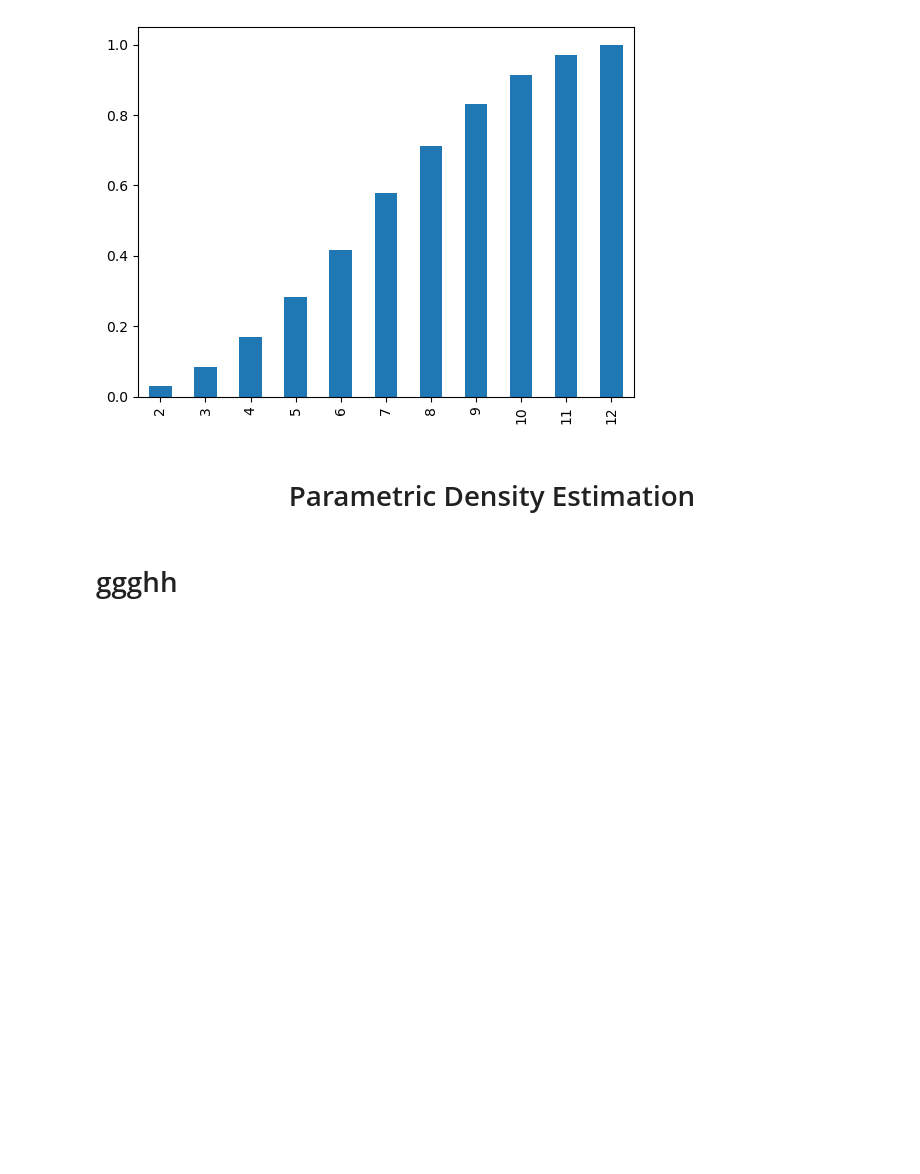
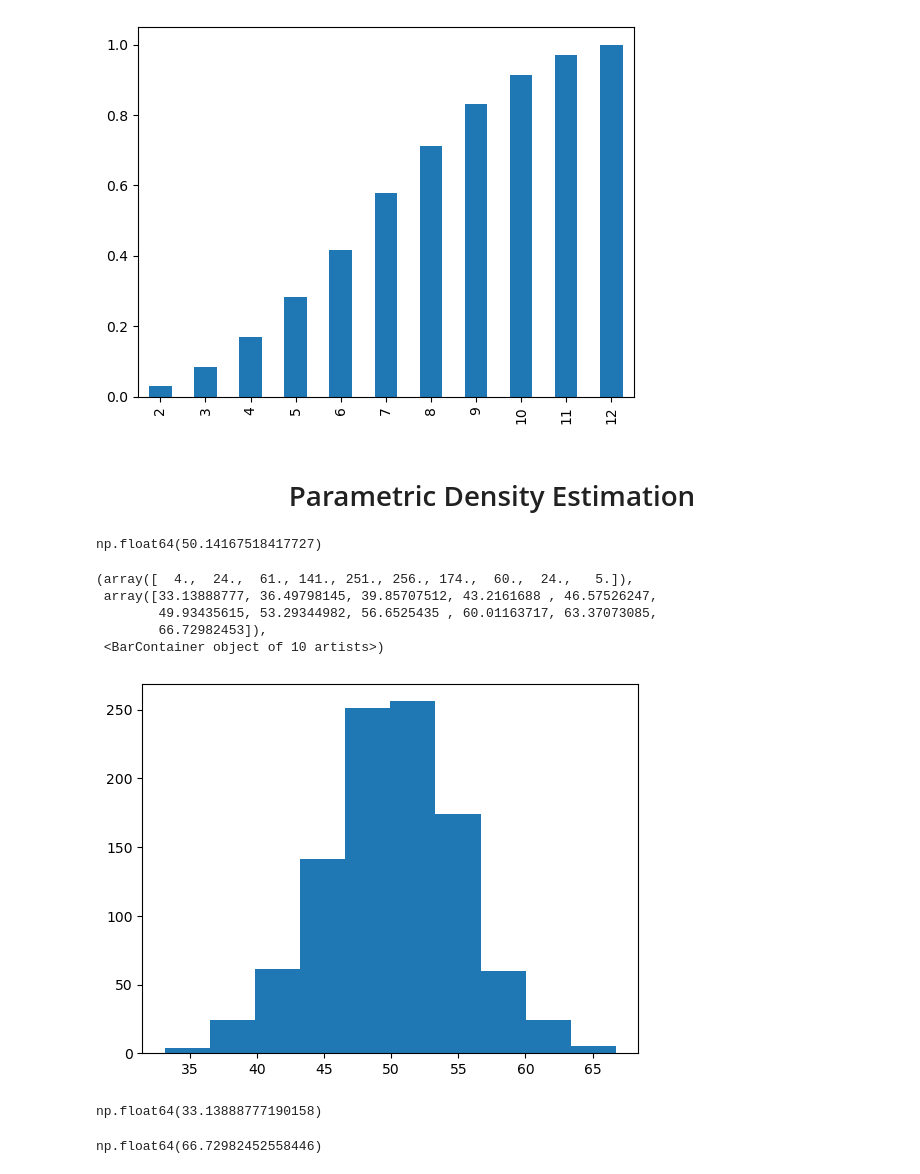
Before and after one commit to xploramit/Econometrics-using-python, a Jupyter notebook: Econometrics.ipynb, the cells around one changed output. Drawn from its saved outputs; the diff is of its cells as text; code cells hidden in the pictures; blank space fills up the shorter version.

```diff
--- a/Econometrics.ipynb
+++ b/Econometrics.ipynb
@@ -276,5 +276,23 @@ np.cumsum(s).plot(kind='bar')
 # <center> Parametric Density Estimation </center>
 # %%
 # ggggg
-# %% [markdown]
-# ggghh
+# %%
+import matplotlib.pyplot as plt
+import numpy as np
+from numpy.random import normal
+
+sample = normal(loc=50, scale=5,size=1000)
+# %%
+sample.mean()
+# %% [output]
+np.float64(50.14167518417727)
+# %%
+# plot histogram to understand the distribution of data
+plt.hist(sample,bins=10)
+# %% [output]
+(array([  4.,  24.,  61., 141., 251., 256., 174.,  60.,  24.,   5.]),
+ array([33.13888777, 36.49798145, 39.85707512, 43.2161688 , 46.57526247,
+        49.93435615, 53.29344982, 56.6525435 , 60.01163717, 63.37073085,
+        66.72982453]),
+ <BarContainer object of 10 artists>)
+[figure, added]
@@ -280,0 +310,8 @@ np.cumsum(s).plot(kind='bar')
+# %%
+sample.min()
+# %% [output]
+np.float64(33.13888777190158)
+# %%
+sample.max()
+# %% [output]
+np.float64(66.72982452558446)
```
Also changed, not shown: parts of 42 cells of this notebook, 1 other file.
